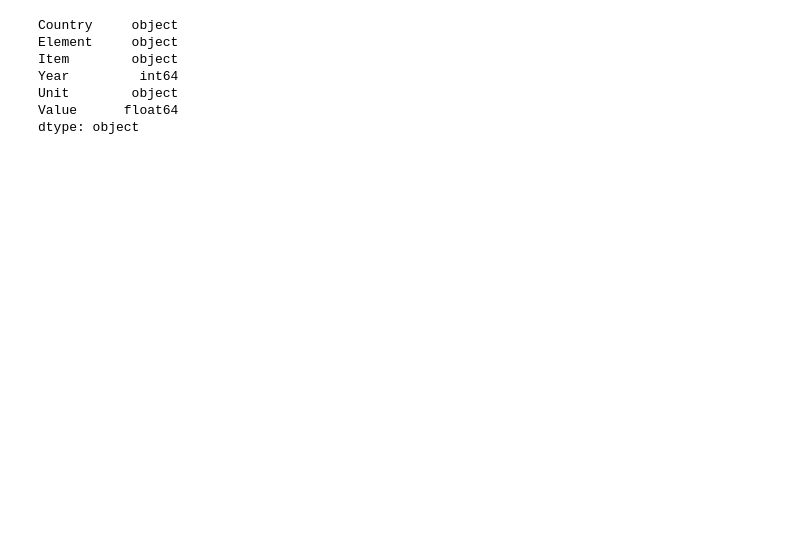
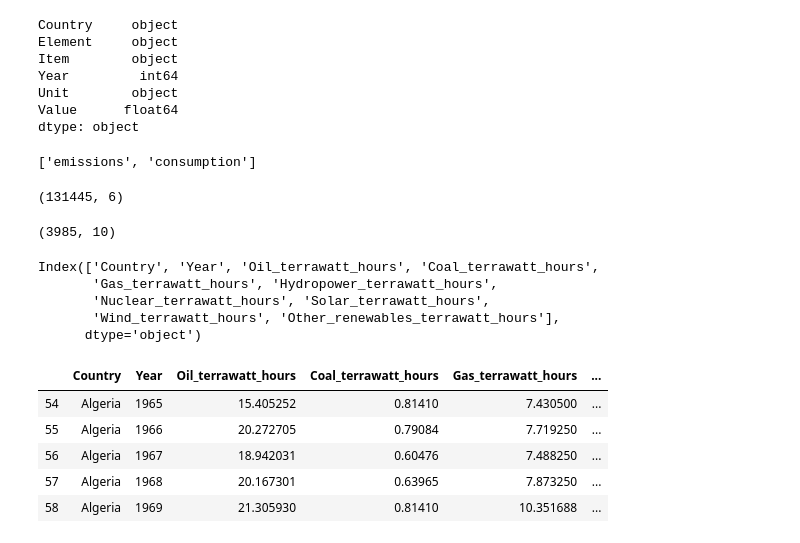
Before and after one commit to rimsha-aziz/ETL, a Jupyter notebook: Transform_csvs.ipynb, the cells around one changed output. Cells and saved outputs as stored; diff of their text form; code cells hidden in the pictures; blank space fills up the shorter version.

```diff
--- a/Transform_csvs.ipynb
+++ b/Transform_csvs.ipynb
@@ -186,0 +206,8 @@ dtype: object
+# %%
+engine.table_names()
+# %% [output]
+['emissions', 'consumption']
+# %%
+new_emmissions_df.shape
+# %% [output]
+(131445, 6)
@@ -186,0 +216,30 @@ dtype: object
+# %%
+new_energy_consumption_df.shape
+# %% [output]
+(3985, 10)
+# %%
+new_energy_consumption_df.columns
+# %% [output]
+Index(['Country', 'Year', 'Oil_terrawatt_hours', 'Coal_terrawatt_hours',
+       'Gas_terrawatt_hours', 'Hydropower_terrawatt_hours',
+       'Nuclear_terrawatt_hours', 'Solar_terrawatt_hours',
+       'Wind_terrawatt_hours', 'Other_renewables_terrawatt_hours'],
+      dtype='object')
+# %%
+new_energy_consumption_df.rename(columns = {"Oil (terrawatt-hours)":"Oil_terrawatt_hours"}, inplace=True)
+new_energy_consumption_df.rename(columns = {"Coal (terrawatt-hours)":"Coal_terrawatt_hours"}, inplace=True)
+new_energy_consumption_df.rename(columns = {"Coal (terrawatt-hours)":"Coal_terrawatt_hours"}, inplace=True)
+new_energy_consumption_df.rename(columns = {"Gas (terrawatt-hours)":"Gas_terrawatt_hours"}, inplace=True)
+new_energy_consumption_df.rename(columns = {"Hydropower (terrawatt-hours)":"Hydropower_terrawatt_hours"}, inplace=True)
+new_energy_consumption_df.rename(columns = {"Nuclear (terrawatt-hours)":"Nuclear_terrawatt_hours"}, inplace=True)
+new_energy_consumption_df.rename(columns = {"Solar (terrawatt-hours)":"Solar_terrawatt_hours"}, inplace=True)
+new_energy_consumption_df.rename(columns = {"Wind (terrawatt-hours)":"Wind_terrawatt_hours"}, inplace=True)
+new_energy_consumption_df.rename(columns = {"Other renewables (terawatt-hours)":"Other_renewables_terrawatt_hours"}, inplace=True)
+new_energy_consumption_df.head()
+# %% [output]
+|  | Country | Year | Oil_terrawatt_hours | Coal_terrawatt_hours | Gas_terrawatt_hours | ... |
+| 54 | Algeria | 1965 | 15.405252 | 0.81410 | 7.430500 | ... |
+| 55 | Algeria | 1966 | 20.272705 | 0.79084 | 7.719250 | ... |
+| 56 | Algeria | 1967 | 18.942031 | 0.60476 | 7.488250 | ... |
+| 57 | Algeria | 1968 | 20.167301 | 0.63965 | 7.873250 | ... |
+| 58 | Algeria | 1969 | 21.305930 | 0.81410 | 10.351688 | ... |
```
Also changed, not shown: parts of 10 cells of this notebook, 2 other files.
